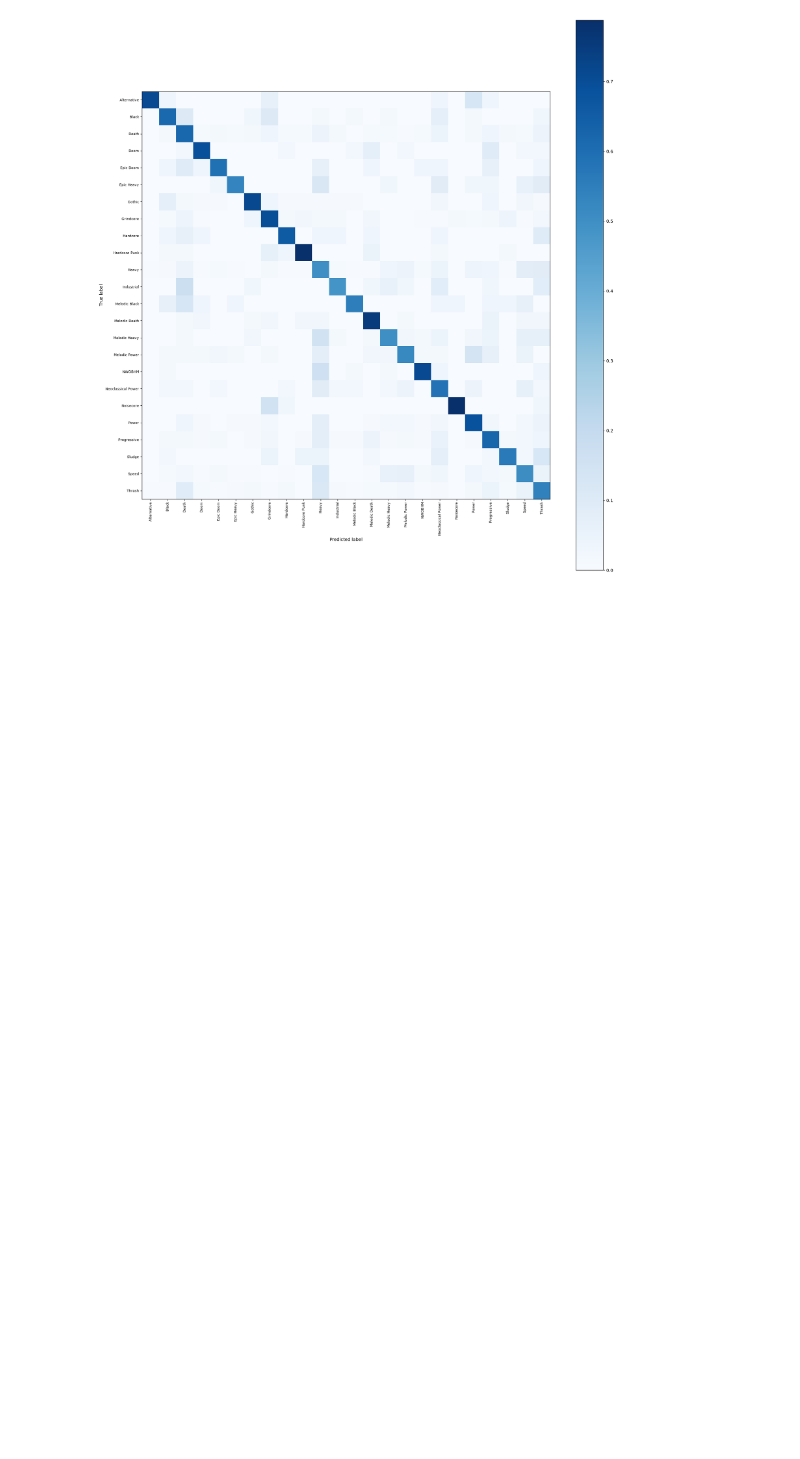
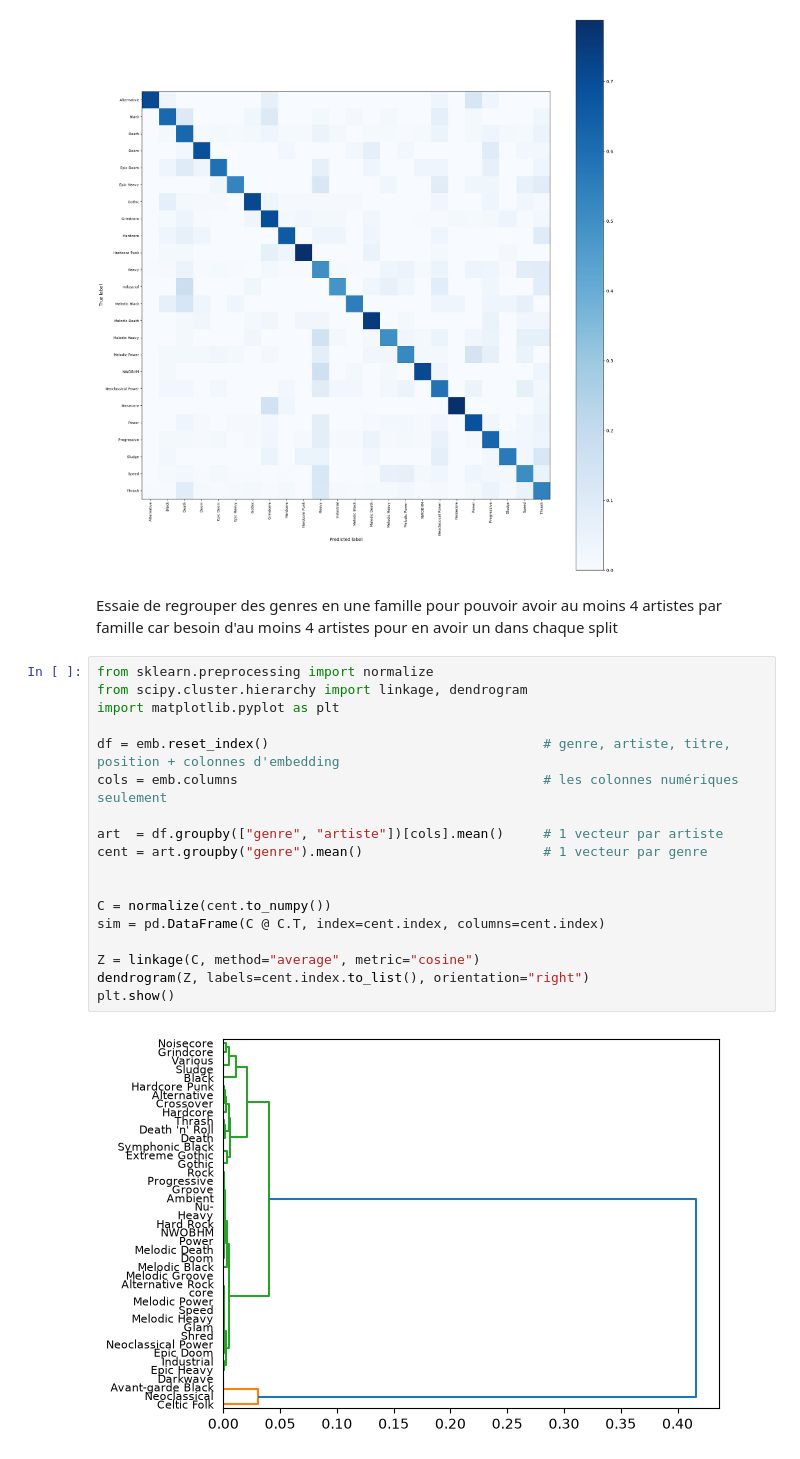
Before and after one commit to Ilyass-42/metal-mining, a Jupyter notebook: Classification_multi.ipynb, the cells around one changed output. Saved outputs shown, nothing was run; the diff lists cells and outputs as text; blank space fills up the shorter version.

Commit message:
essai regrouper par famille

```diff
--- a/Classification_multi.ipynb
+++ b/Classification_multi.ipynb
@@ -316,3 +316,25 @@ plt.tight_layout()
 plt.show()
 # %% [output]
 [figure]
+# %% [markdown]
+Essaie de regrouper des genres en une famille pour pouvoir avoir au moins 4 artistes par famille car besoin d'au moins 4 artistes pour en avoir un dans chaque split
+# %%
+from sklearn.preprocessing import normalize
+from scipy.cluster.hierarchy import linkage, dendrogram
+import matplotlib.pyplot as plt
+
+df = emb.reset_index()                                   # genre, artiste, titre, position + colonnes d'embedding
+cols = emb.columns                                       # les colonnes numériques seulement
+
+art  = df.groupby(["genre", "artiste"])[cols].mean()     # 1 vecteur par artiste
+cent = art.groupby("genre").mean()                       # 1 vecteur par genre
+
+
+C = normalize(cent.to_numpy())
+sim = pd.DataFrame(C @ C.T, index=cent.index, columns=cent.index)
+
+Z = linkage(C, method="average", metric="cosine")
+dendrogram(Z, labels=cent.index.to_list(), orientation="right")
+plt.show()
+# %% [output]
+[figure, added]
```
Also changed, not shown: parts of 13 cells of this notebook.
